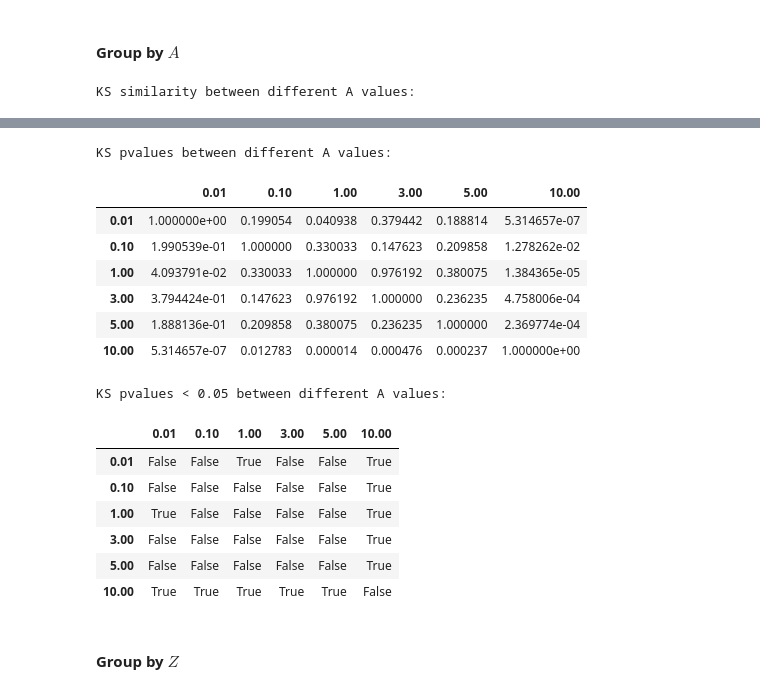
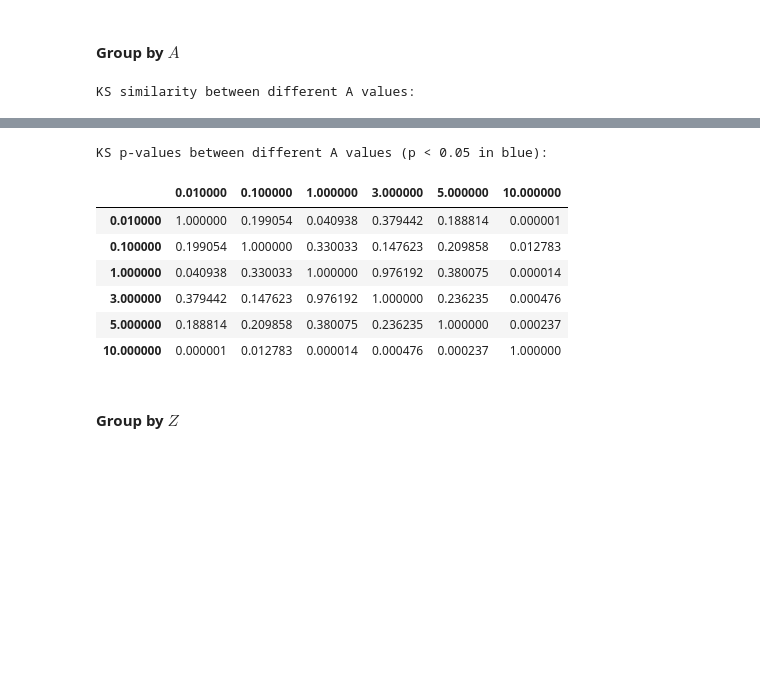
Before and after one commit to marco-giunta/compastro, a Jupyter notebook: delay ripulito.ipynb, the cells around one changed output, grey strips where cells are left out. Saved outputs shown, nothing was run; the diff lists cells and outputs as text; code cells hidden in the pictures; blank space fills up the shorter version.

```diff
--- a/delay ripulito.ipynb
+++ b/delay ripulito.ipynb
@@ -1515,10 +1620,8 @@ for i, A1 in enumerate(A_vec):
         M_ks_a_pvalue[i, j] = ks_2samp(y1, y2).pvalue
 
 print('KS similarity between different A values:')
-display(pd.DataFrame(M_ks_a, index = A_vec, columns = A_vec))
-print('KS pvalues between different A values:')
-display(pd.DataFrame(M_ks_a_pvalue, index = A_vec, columns = A_vec))
-print('KS pvalues < 0.05 between different A values:')
-display(pd.DataFrame(M_ks_a_pvalue < 0.05, index = A_vec, columns = A_vec))
+display(pd.DataFrame(M_ks_a, index = A_vec, columns = A_vec).style.background_gradient(cmap = rg_cmap, vmin = 0, vmax = 1, axis = None))
+print('KS p-values between different A values (p < 0.05 in blue):')
+display(pd.DataFrame(M_ks_a_pvalue, index = A_vec, columns = A_vec).style.apply(lambda x: ['background: royalblue' if v < 0.05 else '' for v in x]))
 # %% [output]
 KS similarity between different A values:
@@ -1532,19 +1635,11 @@ KS similarity between different A values:
-KS pvalues between different A values:
+KS p-values between different A values (p < 0.05 in blue):
-|  | 0.01 | 0.10 | 1.00 | 3.00 | 5.00 | 10.00 |
-| 0.01 | 1.000000e+00 | 0.199054 | 0.040938 | 0.379442 | 0.188814 | 5.314657e-07 |
-| 0.10 | 1.990539e-01 | 1.000000 | 0.330033 | 0.147623 | 0.209858 | 1.278262e-02 |
-| 1.00 | 4.093791e-02 | 0.330033 | 1.000000 | 0.976192 | 0.380075 | 1.384365e-05 |
-| 3.00 | 3.794424e-01 | 0.147623 | 0.976192 | 1.000000 | 0.236235 | 4.758006e-04 |
-| 5.00 | 1.888136e-01 | 0.209858 | 0.380075 | 0.236235 | 1.000000 | 2.369774e-04 |
-| 10.00 | 5.314657e-07 | 0.012783 | 0.000014 | 0.000476 | 0.000237 | 1.000000e+00 |
+|  | 0.010000 | 0.100000 | 1.000000 | 3.000000 | 5.000000 | 10.000000 |
+| 0.010000 | 1.000000 | 0.199054 | 0.040938 | 0.379442 | 0.188814 | 0.000001 |
+| 0.100000 | 0.199054 | 1.000000 | 0.330033 | 0.147623 | 0.209858 | 0.012783 |
+| 1.000000 | 0.040938 | 0.330033 | 1.000000 | 0.976192 | 0.380075 | 0.000014 |
+| 3.000000 | 0.379442 | 0.147623 | 0.976192 | 1.000000 | 0.236235 | 0.000476 |
+| 5.000000 | 0.188814 | 0.209858 | 0.380075 | 0.236235 | 1.000000 | 0.000237 |
+| 10.000000 | 0.000001 | 0.012783 | 0.000014 | 0.000476 | 0.000237 | 1.000000 |
-KS pvalues < 0.05 between different A values:
-|  | 0.01 | 0.10 | 1.00 | 3.00 | 5.00 | 10.00 |
-| 0.01 | False | False | True | False | False | True |
-| 0.10 | False | False | False | False | False | True |
-| 1.00 | True | False | False | False | False | True |
-| 3.00 | False | False | False | False | False | True |
-| 5.00 | False | False | False | False | False | True |
-| 10.00 | True | True | True | True | True | False |
 # %% [markdown]
 #### Group by $Z$
 # %%
```
Also changed, not shown: parts of 47 cells of this notebook.
